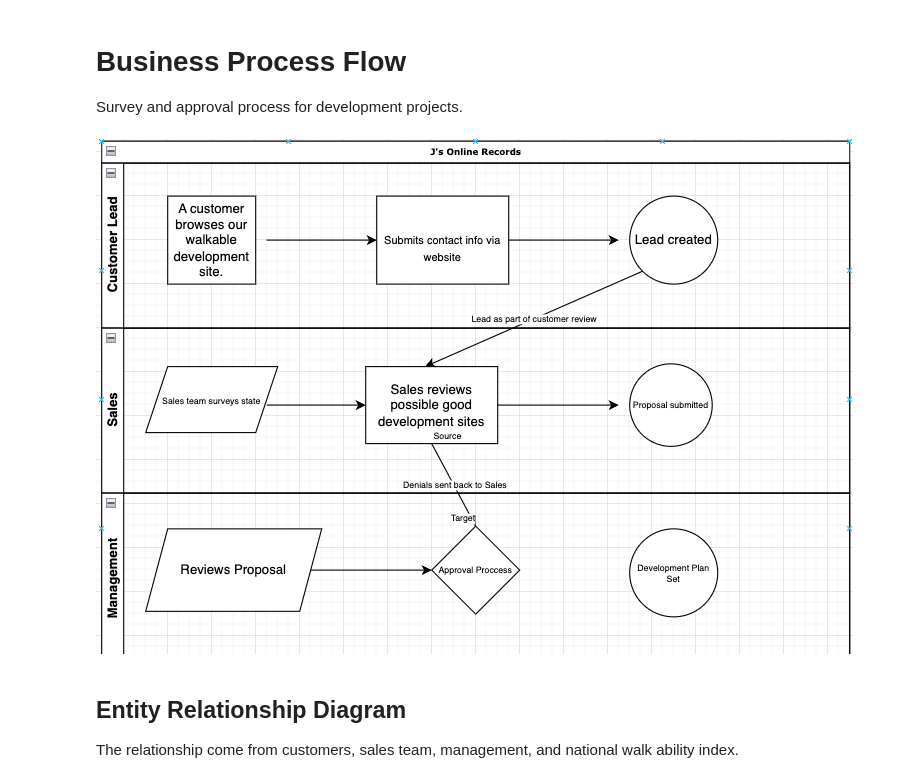
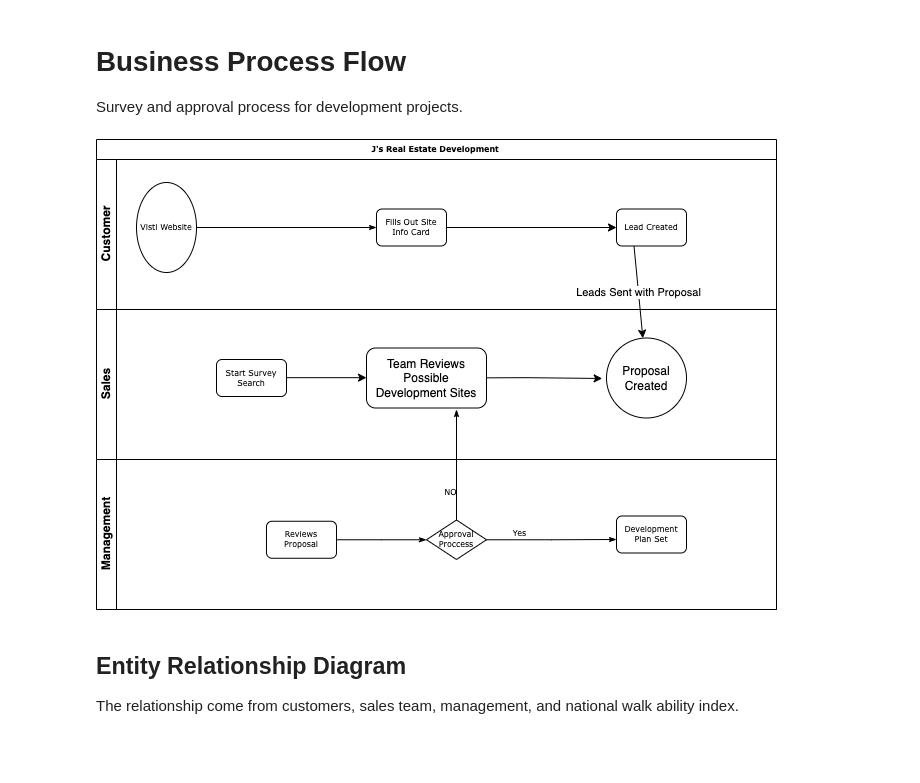
Before and after one commit to jg2012/JGCapstone, a Jupyter notebook: J Real Estate Development.ipynb, the cells around one changed output. Saved outputs shown, nothing was run; the diff lists cells and outputs as text; code cells hidden in the pictures; blank space fills up the shorter version.

```diff
--- a/J Real Estate Development.ipynb
+++ b/J Real Estate Development.ipynb
@@ -7,9 +7,9 @@ J Real Estate Development is a developer who is looking to develop in areas that
 Survey and approval process for development projects.
 # %%
 from IPython.display import Image
-Image(filename='BusinessProccessFlowChart.png')
+Image(filename='JREDFlow.drawio.png')
 # %% [output]
-[figure, old version]
+[figure, new version]
 # %% [markdown]
 ## Entity Relationship Diagram
 The relationship come from customers, sales team, management, and national walk ability index.
```
Also changed, not shown: 1 other file.
